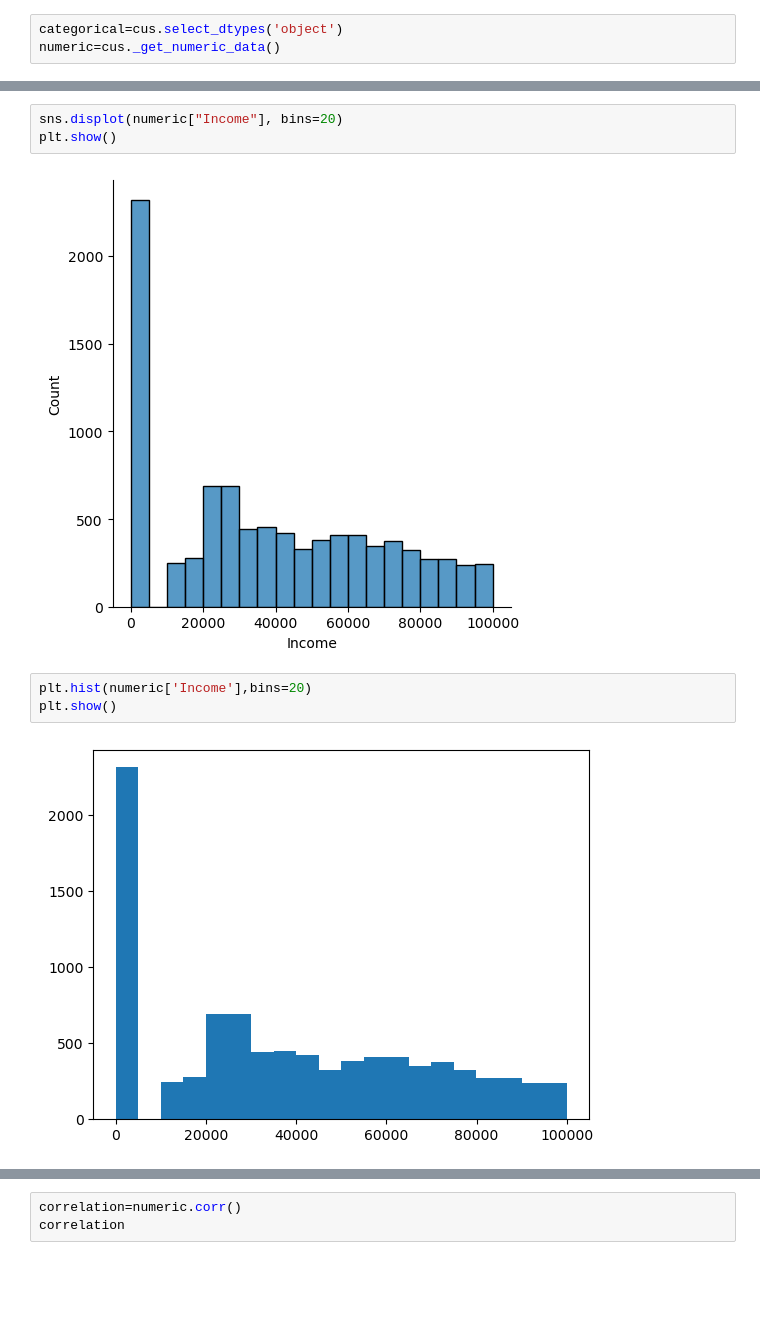
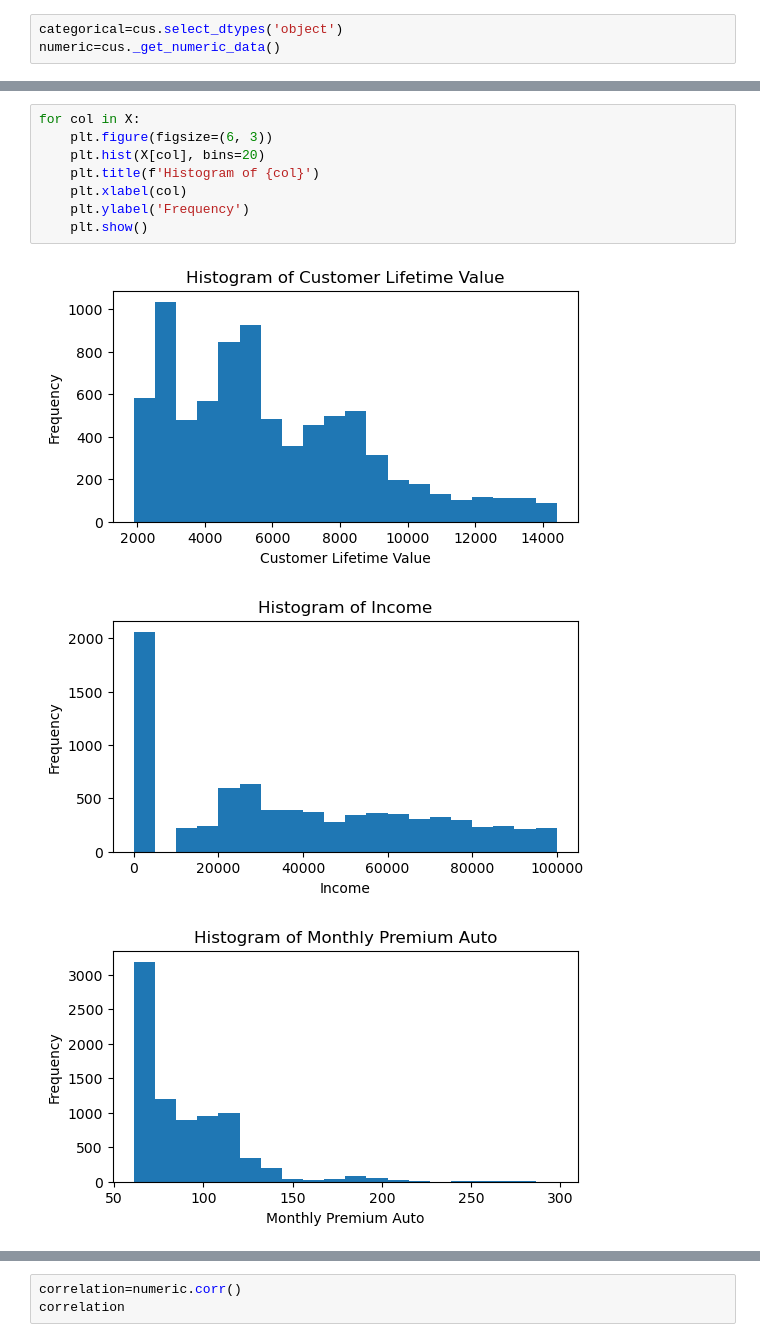
Before and after one commit to ironhack-labs/lab-customer-analysis-round-4, a Jupyter notebook: files_for_lab/Lab 4,5,6,7.ipynb, the cells around one changed output, grey strips where cells are left out. Saved outputs shown, nothing was run; the diff lists cells and outputs as text; blank space fills up the shorter version.

```diff
--- a/files_for_lab/Lab 4,5,6,7.ipynb
+++ b/files_for_lab/Lab 4,5,6,7.ipynb
@@ -63,10 +60,12 @@ plt.show()
-# %%
-sns.displot(numeric["Income"], bins=20)
-plt.show()
-# %% [output]
-[figure, removed]
-# %%
-plt.hist(numeric['Income'],bins=20)
-plt.show()
-# %% [output]
-[figure, removed]
+# %%
+for col in X:
+    plt.figure(figsize=(6, 3))
+    plt.hist(X[col], bins=20)
+    plt.title(f'Histogram of {col}')
+    plt.xlabel(col)
+    plt.ylabel('Frequency')
+    plt.show()
+# %% [output]
+[figure, added]
+[figure, added]
+[figure, added]
```
Also changed, not shown: parts of 4 cells of this notebook.
